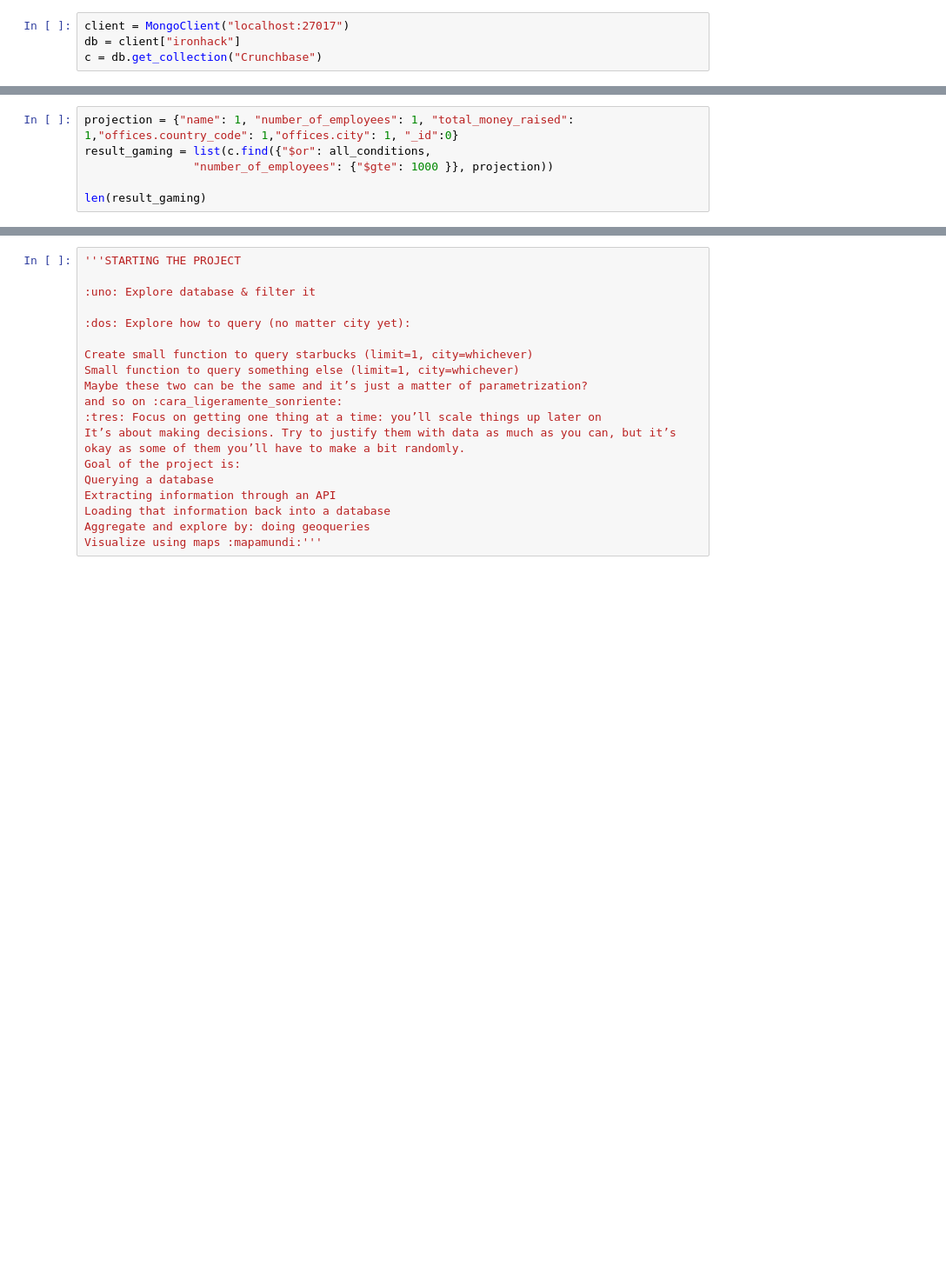
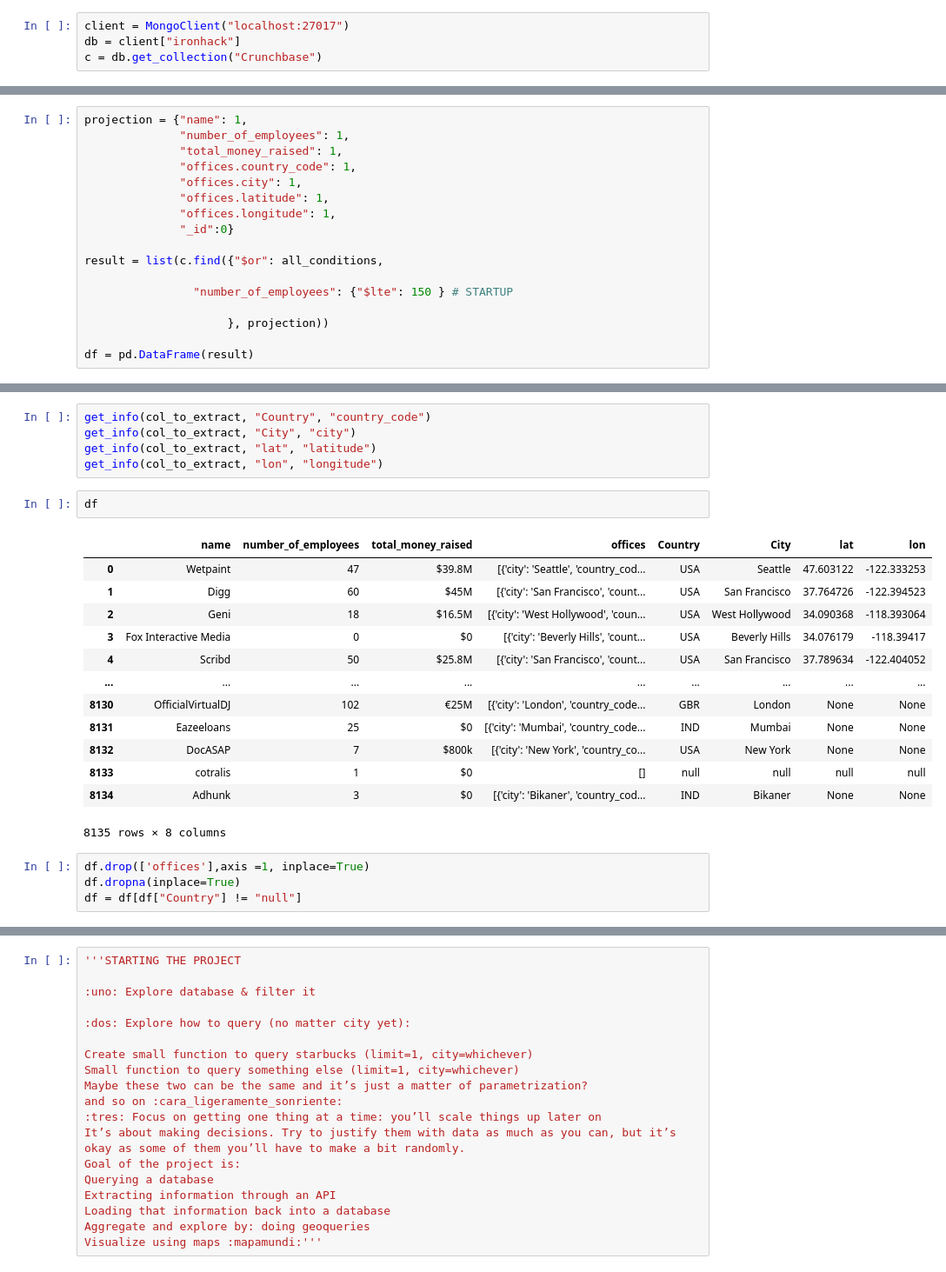
Before and after one commit to jmedina237/project3_GEO, a Jupyter notebook: project3_JOAQUIN.ipynb, the cells around one changed output, grey strips where cells are left out. Shown: that part at 87% size. Drawn from its saved outputs; the diff is of its cells as text; blank space fills up the shorter version.

Commit message:
saving project3JOA

```diff
--- a/project3_JOAQUIN.ipynb
+++ b/project3_JOAQUIN.ipynb
@@ -28,7 +49,18 @@ all_conditions = [filter_1, filter_2, filter_3, filter_4, filter_5, filter_6]
 # %%
-projection = {"name": 1, "number_of_employees": 1, "total_money_raised": 1,"offices.country_code": 1,"offices.city": 1, "_id":0}
-result_gaming = list(c.find({"$or": all_conditions,
-                "number_of_employees": {"$gte": 1000 }}, projection))
+projection = {"name": 1,
+              "number_of_employees": 1,
+              "total_money_raised": 1,
+              "offices.country_code": 1,
+              "offices.city": 1,
+              "offices.latitude": 1,
+              "offices.longitude": 1,
+              "_id":0}
 
-len(result_gaming)
+result = list(c.find({"$or": all_conditions,
+
+                "number_of_employees": {"$lte": 150 } # STARTUP
+
+                     }, projection))
+
+df = pd.DataFrame(result)
 # %% [output]
@@ -43,0 +102,25 @@ query = ""
+# %%
+get_info(col_to_extract, "Country", "country_code")
+get_info(col_to_extract, "City", "city")
+get_info(col_to_extract, "lat", "latitude")
+get_info(col_to_extract, "lon", "longitude")
+# %%
+df
+# %% [output]
+|  | name | number_of_employees | total_money_raised | offices | Country | City | lat | lon |
+| 0 | Wetpaint | 47 | $39.8M | [{'city': 'Seattle', 'country_cod... | USA | Seattle | 47.603122 | -122.333253 |
+| 1 | Digg | 60 | $45M | [{'city': 'San Francisco', 'count... | USA | San Francisco | 37.764726 | -122.394523 |
+| 2 | Geni | 18 | $16.5M | [{'city': 'West Hollywood', 'coun... | USA | West Hollywood | 34.090368 | -118.393064 |
+| 3 | Fox Interactive Media | 0 | $0 | [{'city': 'Beverly Hills', 'count... | USA | Beverly Hills | 34.076179 | -118.39417 |
+| 4 | Scribd | 50 | $25.8M | [{'city': 'San Francisco', 'count... | USA | San Francisco | 37.789634 | -122.404052 |
+| ... | ... | ... | ... | ... | ... | ... | ... | ... |
+| 8130 | OfficialVirtualDJ | 102 | €25M | [{'city': 'London', 'country_code... | GBR | London | None | None |
+| 8131 | Eazeeloans | 25 | $0 | [{'city': 'Mumbai', 'country_code... | IND | Mumbai | None | None |
+| 8132 | DocASAP | 7 | $800k | [{'city': 'New York', 'country_co... | USA | New York | None | None |
+| 8133 | cotralis | 1 | $0 | [] | null | null | null | null |
+| 8134 | Adhunk | 3 | $0 | [{'city': 'Bikaner', 'country_cod... | IND | Bikaner | None | None |
+8135 rows × 8 columns
+# %%
+df.drop(['offices'],axis =1, inplace=True)
+df.dropna(inplace=True)
+df = df[df["Country"] != "null"]
```
Also changed, not shown: parts of 52 cells of this notebook.
